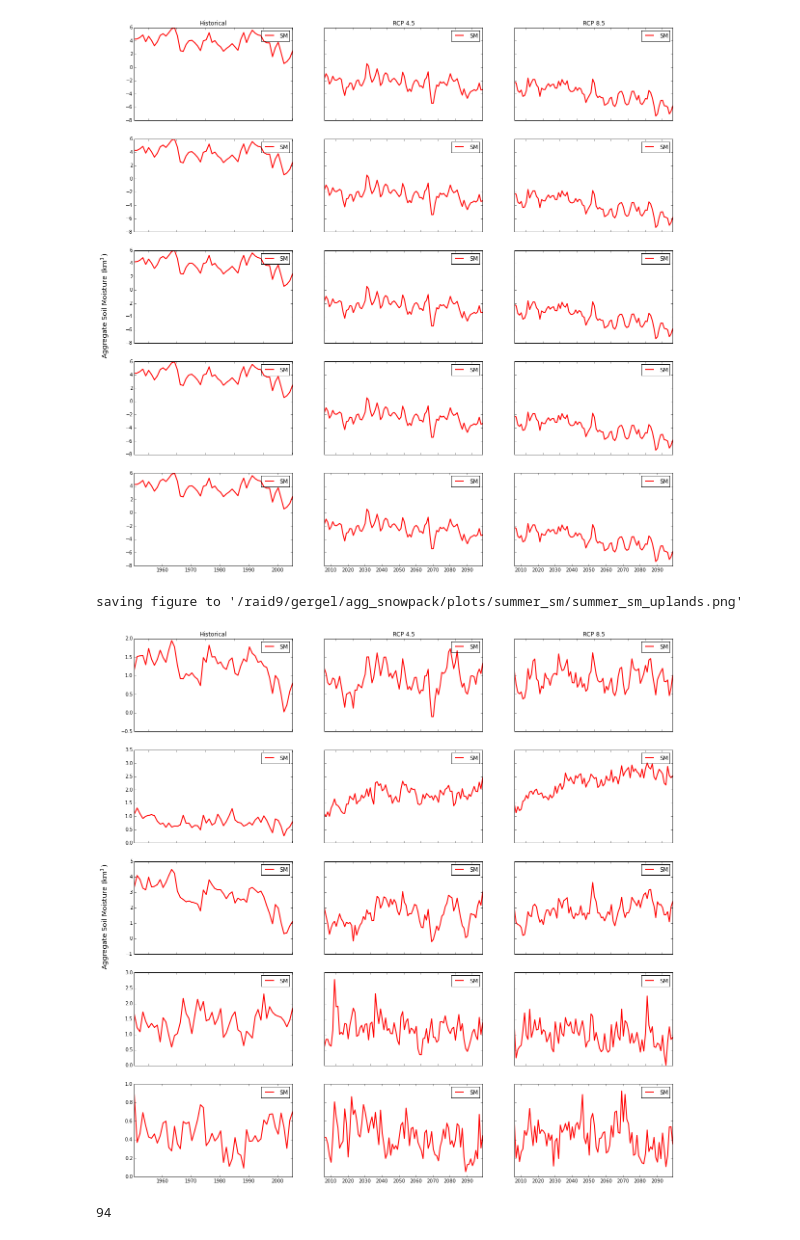
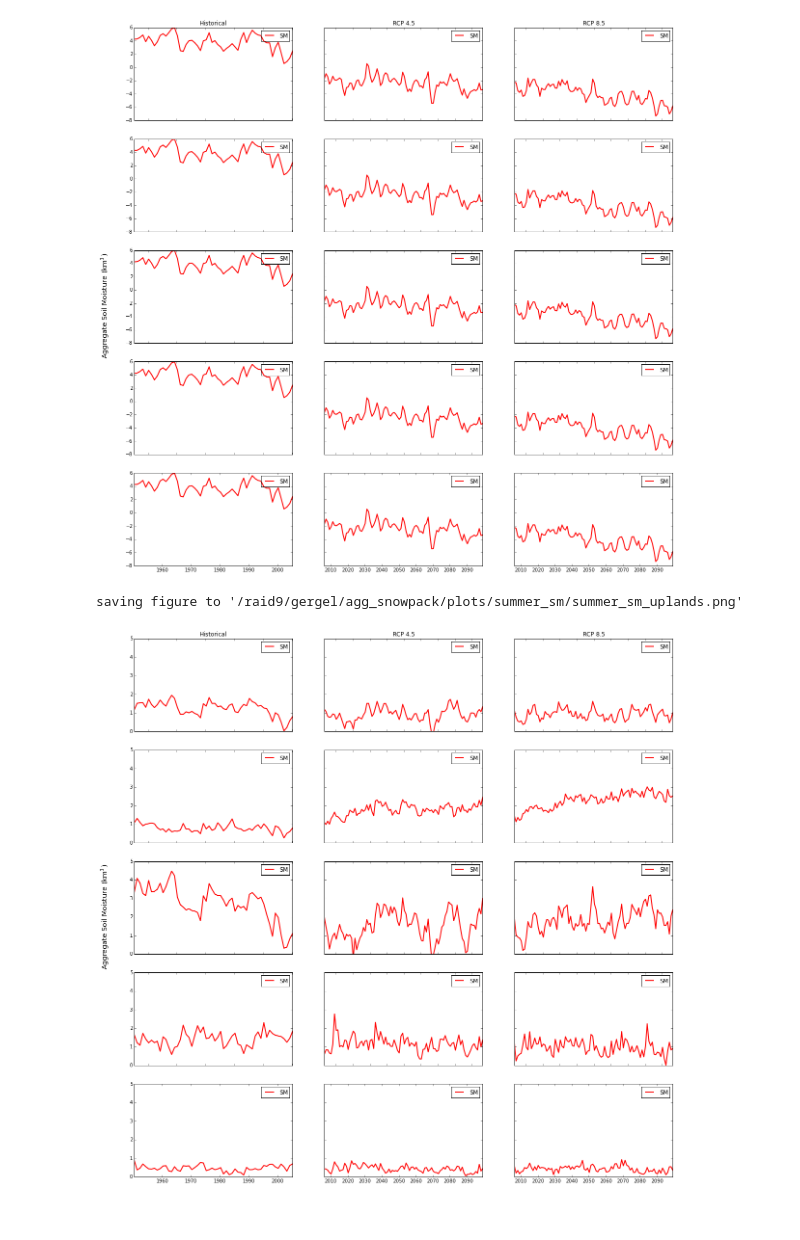
Before and after one commit to XUEYANZHANG9/IS_snowfire, a Jupyter notebook: plot_summer_sm.ipynb, the cells around one changed output. Drawn from its saved outputs; the diff is of its cells as text; code cells hidden in the pictures.

```diff
--- a/plot_summer_sm.ipynb
+++ b/plot_summer_sm.ipynb
@@ -137,41 +137,33 @@ for variable in variables:
             # dates_adj = dates.reshape(len(dates)/3,3)[:,0]
 
             ax.plot_date(dates,sm,fmt='-',color='r',label='SM',linewidth=lw)
             # ax.plot(dates,sm,'r-',label='SM',linewidth=lw)
 
+            plt.ylim((0,5))
+
             plt.legend()
 
             if num == 0:
                 ax.set_title('Historical')
             elif num == 1:
                 ax.set_title('RCP 4.5')
             elif num == 2:
                 ax.set_title('RCP 8.5')
 
             num += 1
 
 
 
     fig.text(0.075, 0.5, 'Aggregate Soil Moisture (km$^{3}$)', va='center', rotation='vertical',size = 'x-large')
 
 
 
     ## save plot
     direc = '/raid9/gergel/agg_snowpack/plots/summer_sm'
     plotname = 'summer_sm_uplands.png'
     savepath = os.path.join(direc, plotname)
     print ("saving figure to '%s'" % savepath)
     plt.savefig(savepath)
 # %% [output]
 saving figure to '/raid9/gergel/agg_snowpack/plots/summer_sm/summer_sm_uplands.png'
-[figure, old version]
+[figure, new version]
-# %%
-basin = "whites"
-scenario = "rcp85"
-file = '%s_%s.npz' %(basin,scenario)
-direc = '/raid9/gergel/agg_snowpack/sm_summer'
-data = np.load(os.path.join(direc,file))
-sm = data['sm']
-len(sm)
-# %% [output]
-94
```
Also changed, not shown: parts of 7 cells of this notebook.
